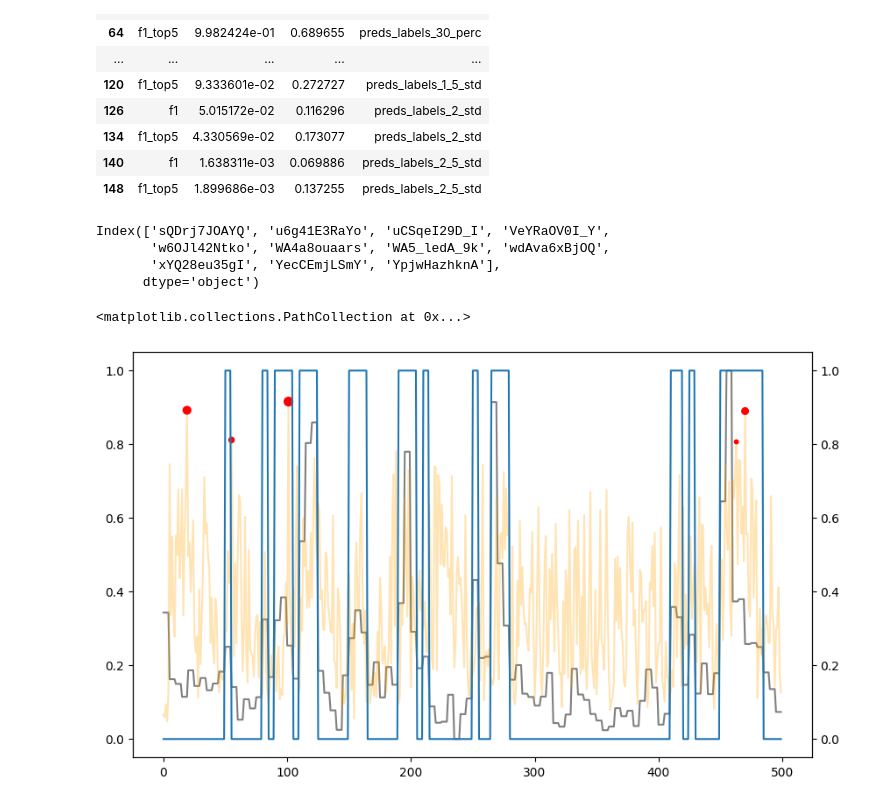
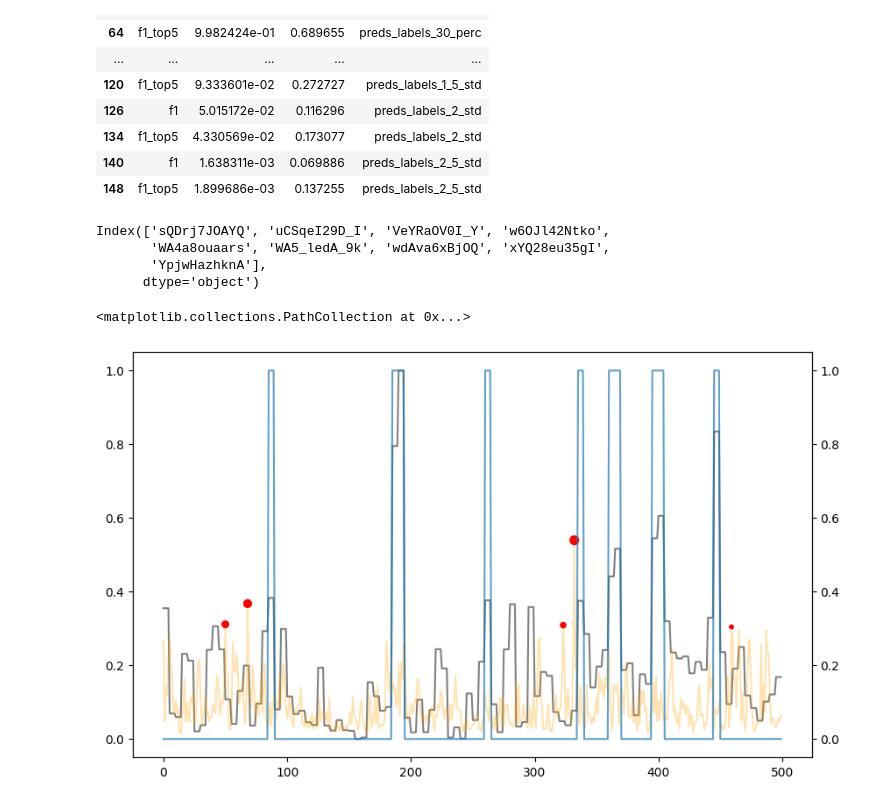
Before and after one commit to auto-shorts/youtube-downloader, a Jupyter notebook: notebooks/preds_labels.ipynb, the cells around one changed output. Drawn from its saved outputs; the diff is of its cells as text; code cells hidden in the pictures.

```diff
--- a/notebooks/preds_labels.ipynb
+++ b/notebooks/preds_labels.ipynb
@@ -255,21 +241,21 @@ metrics_sports[(metrics_sports['index'] == 'f1') | (metrics_sports['index'] == '
 | 140 | f1 | 1.638311e-03 | 0.069886 | preds_labels_2_5_std |
 | 148 | f1_top5 | 1.899686e-03 | 0.137255 | preds_labels_2_5_std |
 # %%
-boto3.resource("s3").Bucket("auto-shorts").download_file("data/preds_labels_comedy_30_perc.json", "preds_labels_comedy_30_perc.json")
-df = pd.read_json("preds_labels_comedy_30_perc.json")
+boto3.resource("s3").Bucket("auto-shorts").download_file("data/preds_labels_comedy_10_perc.json", "preds_labels_comedy_10_perc.json")
+df = pd.read_json("preds_labels_comedy_10_perc.json")
 # %%
 df.columns
 # %% [output]
-Index(['sQDrj7JOAYQ', 'u6g41E3RaYo', 'uCSqeI29D_I', 'VeYRaOV0I_Y',
-       'w6OJl42Ntko', 'WA4a8ouaars', 'WA5_ledA_9k', 'wdAva6xBjOQ',
-       'xYQ28eu35gI', 'YecCEmjLSmY', 'YpjwHazhknA'],
+Index(['sQDrj7JOAYQ', 'uCSqeI29D_I', 'VeYRaOV0I_Y', 'w6OJl42Ntko',
+       'WA4a8ouaars', 'WA5_ledA_9k', 'wdAva6xBjOQ', 'xYQ28eu35gI',
+       'YpjwHazhknA'],
       dtype='object')
 # %%
 import sys
 sys.path.append('../auto_shorts/upload/db')
 from utils import postgres_engine
 # %%
-vid_id = 'xYQ28eu35gI'
+vid_id = 'w6OJl42Ntko'
 # %%
 import json
 vid_path = pd.read_sql('select s3_path from videos where id = %s', con=postgres_engine, params=(vid_id,)).iloc[0,0]
@@ -286,13 +272,13 @@ indices_vid = [df[vid_id].loc["preds"].index(p) for p in preds_vid]
 # %%
 import matplotlib.pyplot as plt
 fig, ax1 = plt.subplots(figsize=(10, 6))
 # plot preds on one axis and labels on second one
 ax1.plot(watched_score, color='grey')
 # plot preds on one axis and labels on second one
 ax1.plot(df[vid_id]['preds'], color='orange', alpha=0.3)
 ax2 = ax1.twinx()
-ax2.plot(df[vid_id]['labels'])
+ax2.plot(df[vid_id]['labels'], alpha=0.7)
 ax2.scatter(indices_vid, preds_vid, color='red', s=[50-i*10 for i in range(5)])
 # %% [output]
 <matplotlib.collections.PathCollection at 0x...>
-[figure, old version]
+[figure, new version]
```
Also changed, not shown: parts of 16 cells of this notebook.
